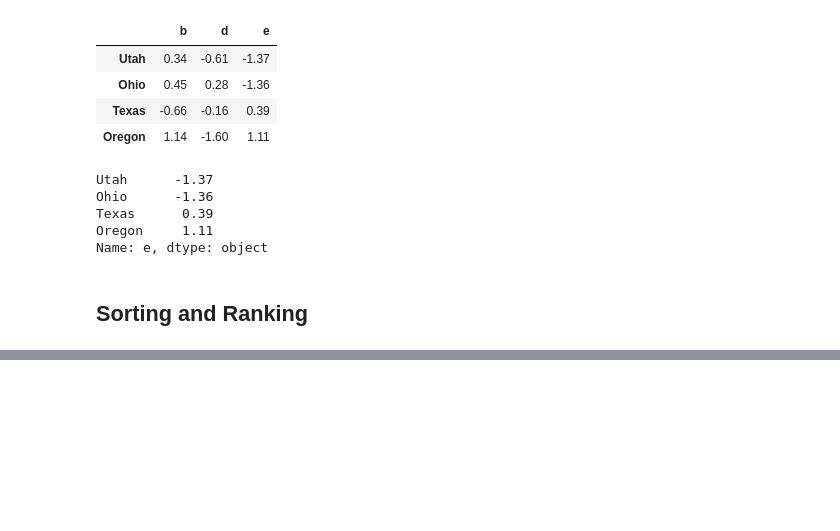
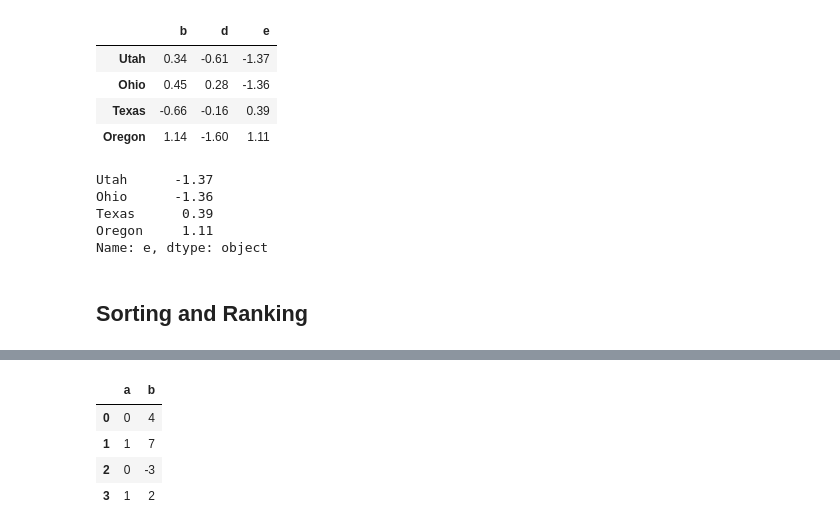
Before and after one commit to alexanderjulianmartinez/Data-Analysis-Python, a Jupyter notebook: pydata-book.ipynb, the cells around one changed output, grey strips where cells are left out. Drawn from its saved outputs; the diff is of its cells as text; code cells hidden in the pictures; blank space fills up the shorter version.

```diff
--- a/pydata-book.ipynb
+++ b/pydata-book.ipynb
@@ -2990,0 +3032,10 @@ Name: e, dtype: object
+# %%
+frame = DataFrame({'b': [4, 7, -3, 2], 'a': [0, 1, 0, 1]})
+# %%
+frame
+# %% [output]
+|  | a | b |
+| 0 | 0 | 4 |
+| 1 | 1 | 7 |
+| 2 | 0 | -3 |
+| 3 | 1 | 2 |
```
Also changed, not shown: parts of 17 cells of this notebook.
